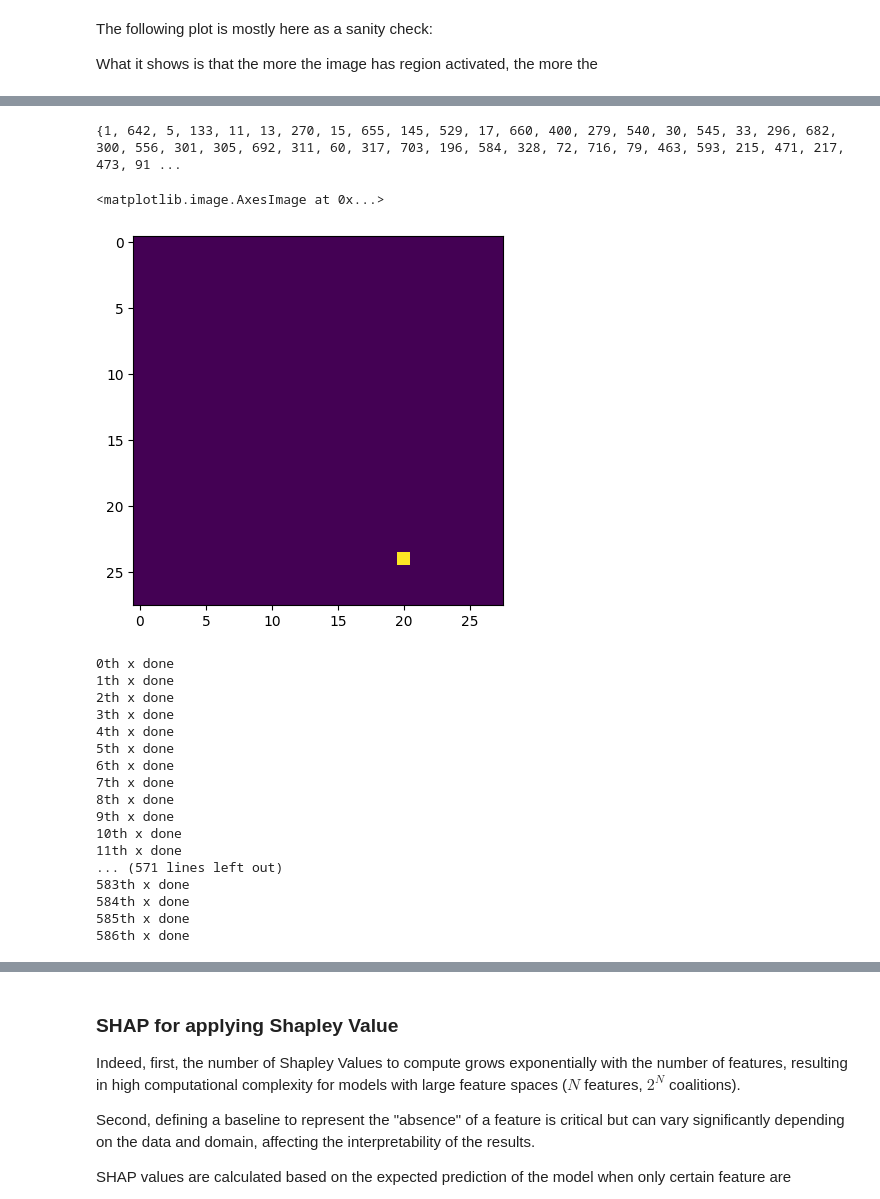
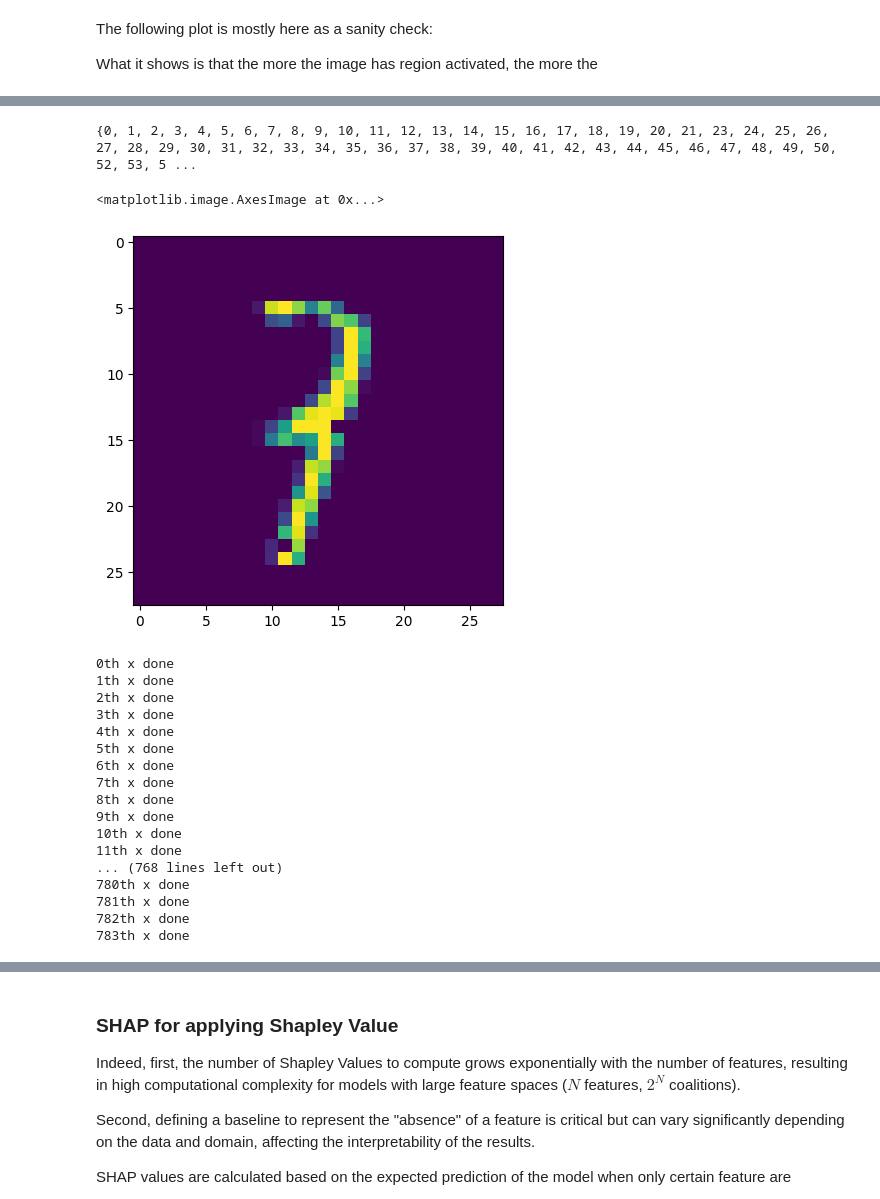
Before and after one commit to raph2268/XAI_methods, a Jupyter notebook: SHAP.ipynb, the cells around one changed output, grey strips where cells are left out. Cells and saved outputs as stored; diff of their text form; code cells hidden in the pictures.

```diff
--- a/SHAP.ipynb
+++ b/SHAP.ipynb
@@ -340,7 +339,7 @@ We then weight it using the Shapley Value formula :
 \frac{|S|! \, (|N| - |S| - 1)!}{|N|!}
 \end{equation}
 # %%
-image = images[237].squeeze()
+image = images[329].squeeze()
 
 plt.imshow(image.reshape(28,28))
 # %% [output]
@@ -468,5 +466,6 @@ plt.show()
 # %%
-image = images[237].squeeze()
-image.shape
+image = images[329].squeeze()
+print(image.shape)
+plt.imshow(image)
 # %% [output]
 torch.Size([28, 28])
@@ -473,30 +474,31 @@ torch.Size([28, 28])
 # %%
 n = 28*28
 
 subsets = power_set(set(range(n)), 1000)
 print(subsets[0])
 bin_list = create_binary_list(subsets[0], n)
 def mask_pixel(image, index_list):
+    modified_image = image.clone()
     for i in range(28):
         for j in range(28):
             index = i * 28 + j
             if index_list[index] == 0:
-                image[i, j] = 0
-    return image
+                modified_image[i, j] = 0
+    return modified_image
 
 
 plt.imshow(mask_pixel(image, bin_list))
 # %% [output]
-{1, 642, 5, 133, 11, 13, 270, 15, 655, 145, 529, 17, 660, 400, 279, 540, 30, 545, 33, 296, 682, 300, 556, 301, 305, 692, 311, 60, 317, 703, 196, 584, 328, 72, 716, 79, 463, 593, 215, 471, 217, 473, 91 ...
+{0, 1, 2, 3, 4, 5, 6, 7, 8, 9, 10, 11, 12, 13, 14, 15, 16, 17, 18, 19, 20, 21, 23, 24, 25, 26, 27, 28, 29, 30, 31, 32, 33, 34, 35, 36, 37, 38, 39, 40, 41, 42, 43, 44, 45, 46, 47, 48, 49, 50, 52, 53, 5 ...
 <matplotlib.image.AxesImage at 0x...>
-[figure, old version]
+[figure, new version]
 # %%
 n = 28*28
 shapley_vals = np.zeros(n)
 accuracy_subset = []
 all_subset = []
-subsets = power_set(set(range(n)), 100)
-class_assessed = 0 #Measuring the contribution of being in class 0 ---> NUMBER 1
+subsets = power_set(set(range(n)), 10)
+class_assessed = 1 #Measuring the contribution of being in class 0 ---> NUMBER 1
 
 for i in range(n):
 
@@ -509,7 +511,7 @@ for i in range(n):
             subset_without_i = list(subset)
             subset_with_i = list(subset) + [i]
 
-        weight = (math.factorial(len(subset_without_i)) * math.factorial(n - len(subset_without_i) - 1)) / math.factorial(n)# check len of subset
+        weight = (math.factorial(len(subset_without_i)) * math.factorial(n - len(subset_without_i) - 1)) / math.factorial(n) # Compute the weight as described in Shapley value
 
 
         image_activated = mask_pixel(image, create_binary_list(subset_with_i,n))
@@ -545,8 +547,8 @@ for i in range(n):
 9th x done
 10th x done
 11th x done
-... (571 lines left out)
-583th x done
-584th x done
-585th x done
-586th x done
+... (768 lines left out)
+780th x done
+781th x done
+782th x done
+783th x done
```
Also changed, not shown: parts of 26 cells of this notebook, 1 other file.
